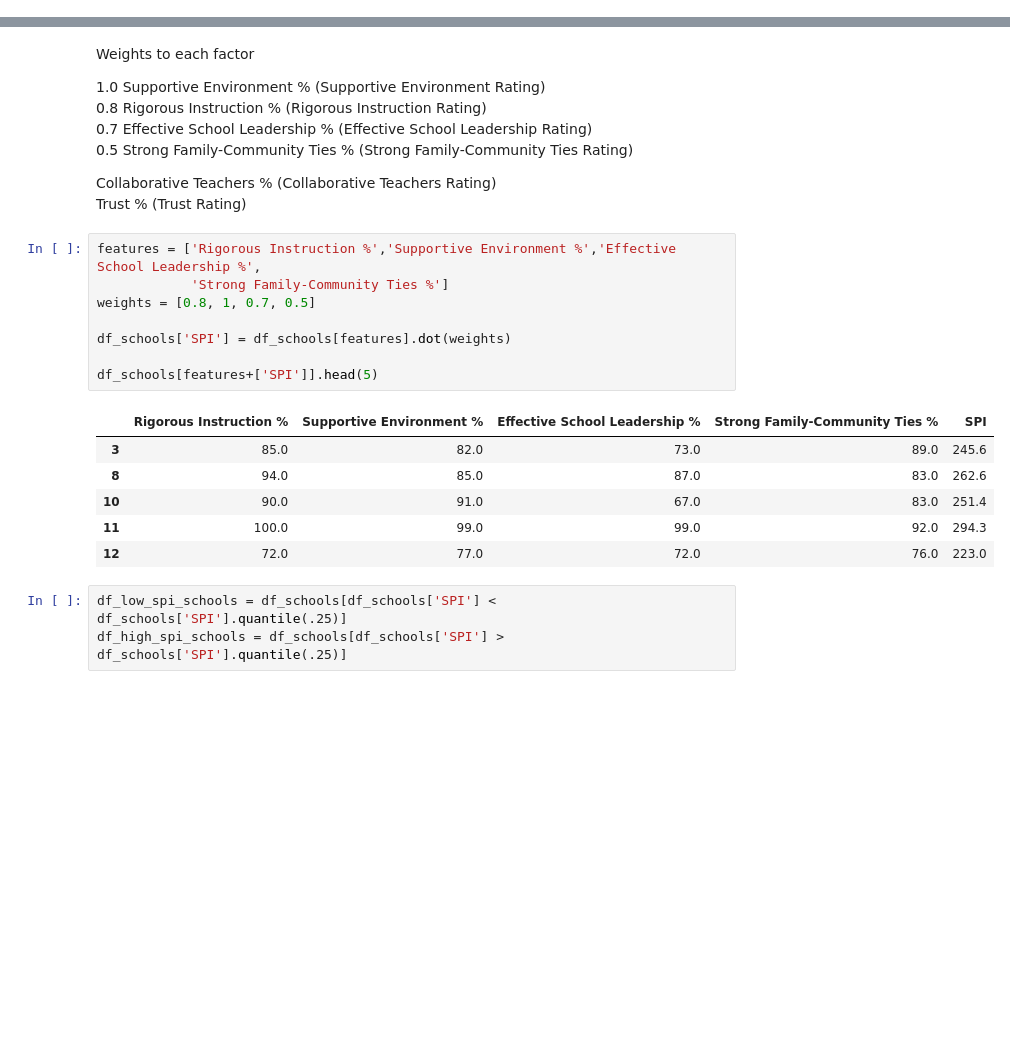
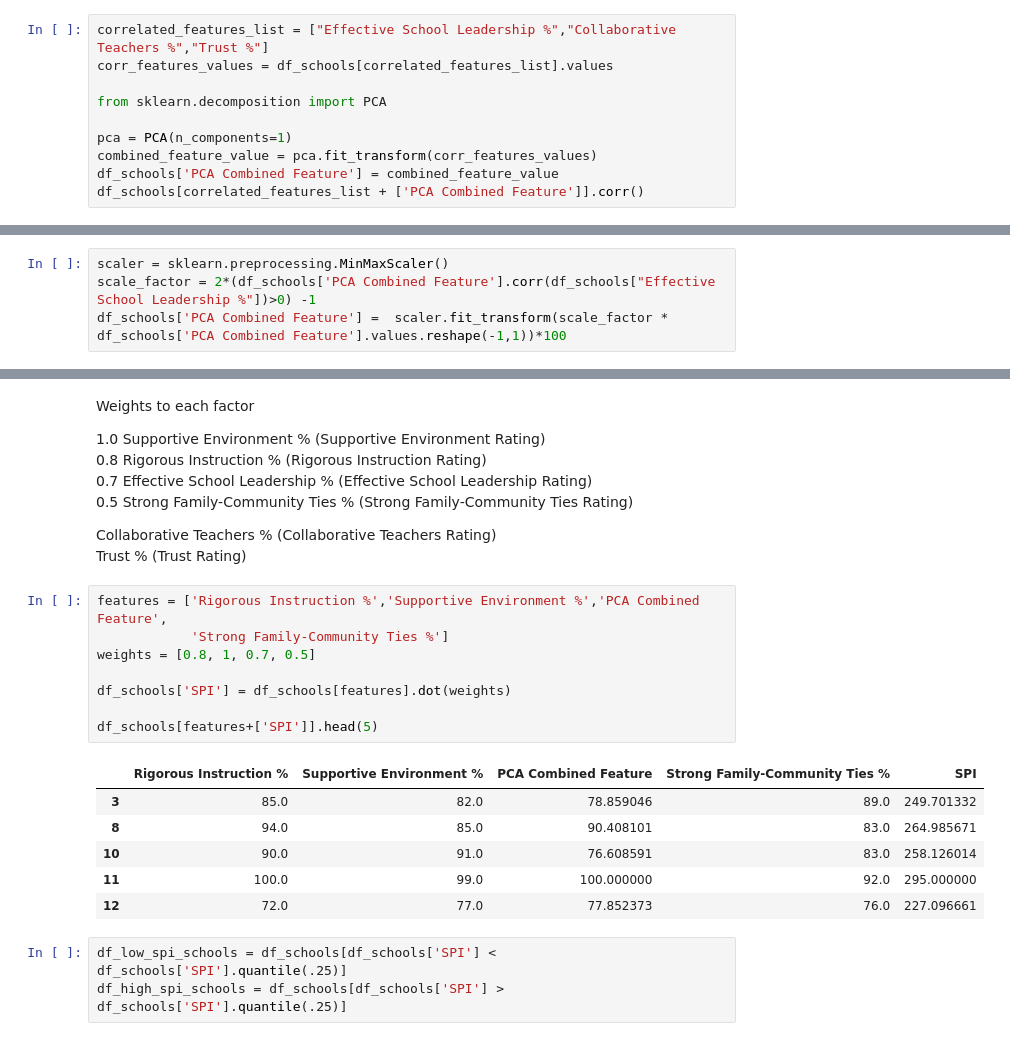
Before and after one commit to infocusp/passnyc_data_science_for_good, a Jupyter notebook: code/sandbox/falak/ds_for_good.ipynb, the cells around one changed output, grey strips where cells are left out. Cells and saved outputs as stored; diff of their text form; blank space fills up the shorter version.

```diff
--- a/code/sandbox/falak/ds_for_good.ipynb
+++ b/code/sandbox/falak/ds_for_good.ipynb
@@ -150,3 +172,13 @@ df_schools[features_list].corr()
 | Trust % | 0.708931 | 0.882959 | 0.714141 | 0.853213 | ... |
 # %%
 features_list =  list(set(features_list) - set(['Collaborative Teachers %','Trust %']))
+# %%
+correlated_features_list = ["Effective School Leadership %","Collaborative Teachers %","Trust %"]
+corr_features_values = df_schools[correlated_features_list].values
+
+from sklearn.decomposition import PCA
+
+pca = PCA(n_components=1)
+combined_feature_value = pca.fit_transform(corr_features_values)
+df_schools['PCA Combined Feature'] = combined_feature_value
+df_schools[correlated_features_list + ['PCA Combined Feature']].corr()
@@ -152,0 +191,4 @@ features_list =  list(set(features_list) - set(['Collaborative Teachers %','Trus
+# %%
+scaler = sklearn.preprocessing.MinMaxScaler()
+scale_factor = 2*(df_schools['PCA Combined Feature'].corr(df_schools["Effective School Leadership %"])>0) -1
+df_schools['PCA Combined Feature'] =  scaler.fit_transform(scale_factor * df_schools['PCA Combined Feature'].values.reshape(-1,1))*100
@@ -161,20 +211,20 @@ Weights to each factor
 Collaborative Teachers % (Collaborative Teachers Rating) <br>
 Trust % (Trust Rating)<br>
 # %%
-features = ['Rigorous Instruction %','Supportive Environment %','Effective School Leadership %',
+features = ['Rigorous Instruction %','Supportive Environment %','PCA Combined Feature',
             'Strong Family-Community Ties %']
 weights = [0.8, 1, 0.7, 0.5]
 
 df_schools['SPI'] = df_schools[features].dot(weights)
 
 df_schools[features+['SPI']].head(5)
 # %% [output]
-|  | Rigorous Instruction % | Supportive Environment % | Effective School Leadership % | Strong Family-Community Ties % | SPI |
-| 3 | 85.0 | 82.0 | 73.0 | 89.0 | 245.6 |
-| 8 | 94.0 | 85.0 | 87.0 | 83.0 | 262.6 |
-| 10 | 90.0 | 91.0 | 67.0 | 83.0 | 251.4 |
-| 11 | 100.0 | 99.0 | 99.0 | 92.0 | 294.3 |
-| 12 | 72.0 | 77.0 | 72.0 | 76.0 | 223.0 |
+|  | Rigorous Instruction % | Supportive Environment % | PCA Combined Feature | Strong Family-Community Ties % | SPI |
+| 3 | 85.0 | 82.0 | 78.859046 | 89.0 | 249.701332 |
+| 8 | 94.0 | 85.0 | 90.408101 | 83.0 | 264.985671 |
+| 10 | 90.0 | 91.0 | 76.608591 | 83.0 | 258.126014 |
+| 11 | 100.0 | 99.0 | 100.000000 | 92.0 | 295.000000 |
+| 12 | 72.0 | 77.0 | 77.852373 | 76.0 | 227.096661 |
 # %%
 df_low_spi_schools = df_schools[df_schools['SPI'] < df_schools['SPI'].quantile(.25)]
 df_high_spi_schools = df_schools[df_schools['SPI'] > df_schools['SPI'].quantile(.25)]
```
Also changed, not shown: parts of 28 cells of this notebook.
